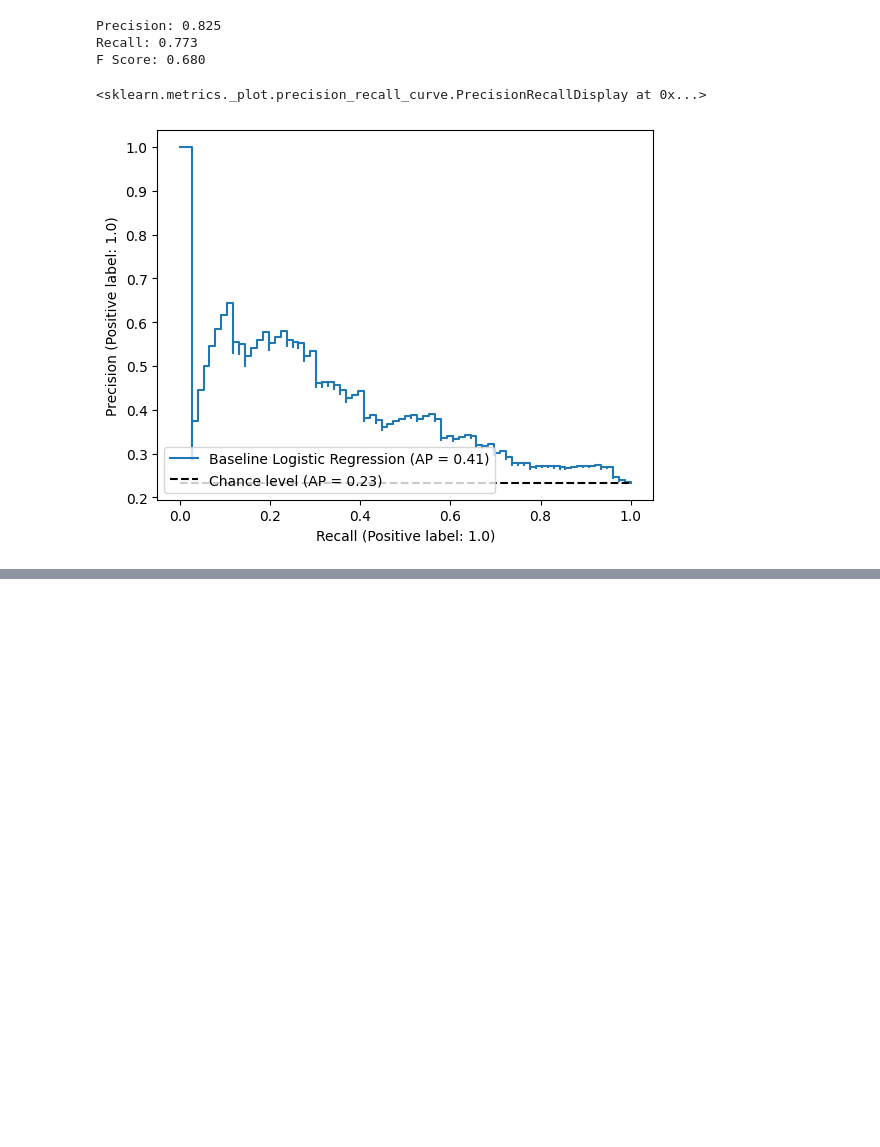
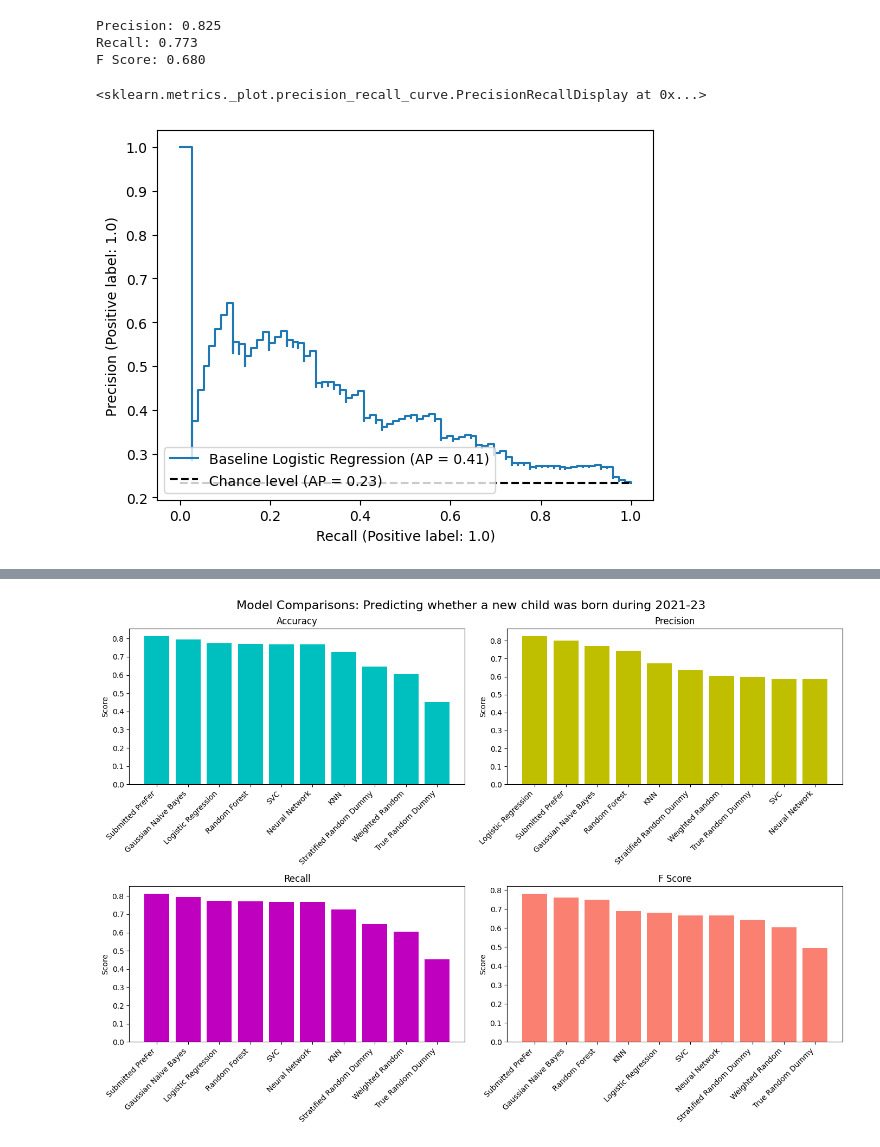
Before and after one commit to jamie-chiu/limits_555a2, a Jupyter notebook: final_assignment.ipynb, the cells around one changed output, grey strips where cells are left out. Cells and saved outputs as stored; diff of their text form; code cells hidden in the pictures; blank space fills up the shorter version.

```diff
--- a/final_assignment.ipynb
+++ b/final_assignment.ipynb
@@ -237,0 +324,60 @@ F Score: 0.680
+# %%
+import matplotlib.pyplot as plt
+import numpy as np
+
+models = ['Logistic Regression', 'Neural Network', 'True Random Dummy',
+          'Stratified Random Dummy', 'Weighted Random', 'Gaussian Naive Bayes',
+          'SVC', 'Random Forest', 'KNN', 'Submitted PreFer']
+
+accuracy = [0.773, 0.767, 0.454, 0.647, 0.604, 0.794, 0.767, 0.770, 0.727, 0.813]
+precision = [0.825, 0.588, 0.598, 0.639, 0.606, 0.771, 0.588, 0.743, 0.673, 0.802]
+recall = [0.773, 0.767, 0.454, 0.647, 0.604, 0.794, 0.767, 0.770, 0.727, 0.813]
+f_score = [0.680, 0.666, 0.496, 0.643, 0.605, 0.762, 0.666, 0.749, 0.690, 0.781]
+
+# Sort the models based on each metric
+sorted_models_accuracy = [x for _, x in sorted(zip(accuracy, models), reverse=True)]
+sorted_accuracy = sorted(accuracy, reverse=True)
+
+sorted_models_precision = [x for _, x in sorted(zip(precision, models), reverse=True)]
+sorted_precision = sorted(precision, reverse=True)
+
+sorted_models_recall = [x for _, x in sorted(zip(recall, models), reverse=True)]
+sorted_recall = sorted(recall, reverse=True)
+
+sorted_models_f_score = [x for _, x in sorted(zip(f_score, models), reverse=True)]
+sorted_f_score = sorted(f_score, reverse=True)
+
+fig, axs = plt.subplots(2, 2, figsize=(14, 10))
+
+# add overall title
+fig.suptitle('Model Comparisons: Predicting whether a new child was born during 2021-23', fontsize=16)
+
+# Plot Accuracy
+axs[0, 0].bar(sorted_models_accuracy, sorted_accuracy, color='c')
+axs[0, 0].set_title('Accuracy')
+axs[0, 0].set_ylabel('Score')
+
+# Plot Precision
+axs[0, 1].bar(sorted_models_precision, sorted_precision, color='y')
+axs[0, 1].set_title('Precision')
+axs[0, 1].set_ylabel('Score')
+
+# Plot Recall
+axs[1, 0].bar(sorted_models_recall, sorted_recall, color='m')
+axs[1, 0].set_title('Recall')
+axs[1, 0].set_ylabel('Score')
+
+# Plot F Score
+axs[1, 1].bar(sorted_models_f_score, sorted_f_score, color='salmon')
+axs[1, 1].set_title('F Score')
+axs[1, 1].set_ylabel('Score')
+
+# Rotate x-axis labels for better readability
+for ax in axs.flat:
+    ax.set_xticklabels(ax.get_xticklabels(), rotation=45, ha='right')
+
+plt.tight_layout()
+plt.savefig('model_comparison_ranked.png')
+plt.show()
+# %% [output]
+[figure, added]
```
Also changed, not shown: parts of 3 cells of this notebook, 3 other files.
